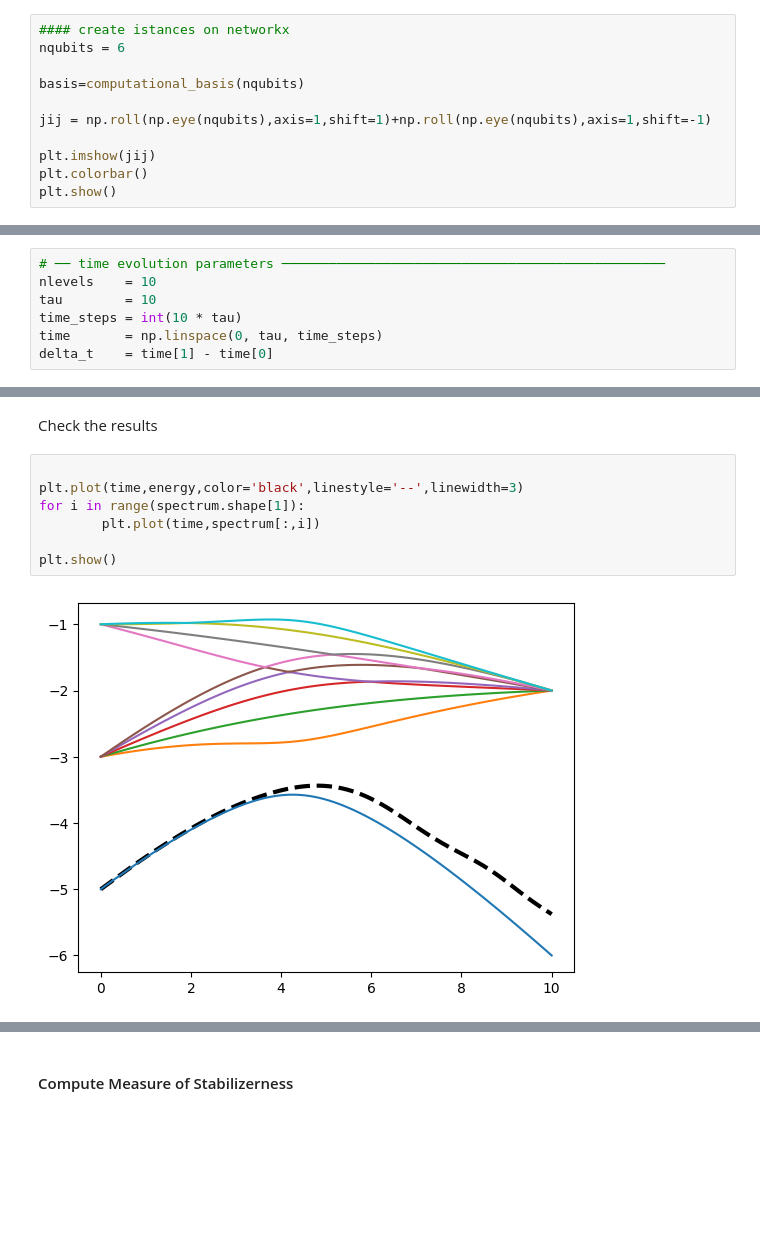
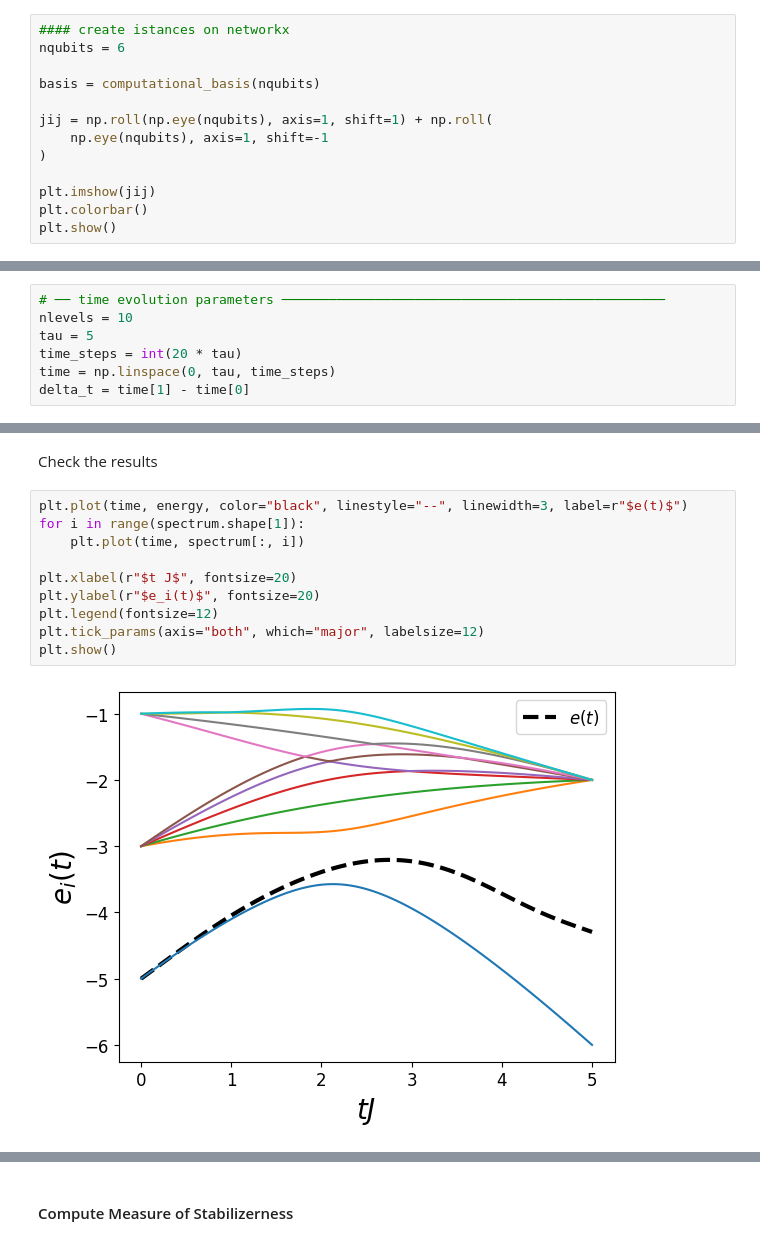
Before and after one commit to emacosta95/Magic4Annealing, a Jupyter notebook: Exploring1DIsing.ipynb, the cells around one changed output, grey strips where cells are left out. Saved outputs shown, nothing was run; the diff lists cells and outputs as text; blank space fills up the shorter version.

```diff
--- a/Exploring1DIsing.ipynb
+++ b/Exploring1DIsing.ipynb
@@ -18,9 +26,11 @@ from src.utils import Sector
 #### create istances on networkx
 nqubits = 6
 
-basis=computational_basis(nqubits)
+basis = computational_basis(nqubits)
 
-jij = np.roll(np.eye(nqubits),axis=1,shift=1)+np.roll(np.eye(nqubits),axis=1,shift=-1)
+jij = np.roll(np.eye(nqubits), axis=1, shift=1) + np.roll(
+    np.eye(nqubits), axis=1, shift=-1
+)
 
 plt.imshow(jij)
 plt.colorbar()
@@ -60,11 +75,11 @@ print(spectrum_target_hamiltonian_s[0],spectrum_target_hamiltonian_s[1],eigensta
 #### Time evolution
 # %%
 # ── time evolution parameters ─────────────────────────────────────────────────
-nlevels    = 10
-tau        = 10
-time_steps = int(10 * tau)
-time       = np.linspace(0, tau, time_steps)
-delta_t    = time[1] - time[0]
+nlevels = 10
+tau = 5
+time_steps = int(20 * tau)
+time = np.linspace(0, tau, time_steps)
+delta_t = time[1] - time[0]
 # %%
 from scipy.sparse.linalg import eigsh, expm_multiply
 
@@ -114,13 +138,16 @@ min_time_gap= time[np.argmin(spectrum[:,2]-spectrum[:,0])]
 # %% [markdown]
 Check the results
 # %%
+plt.plot(time, energy, color="black", linestyle="--", linewidth=3, label=r"$e(t)$")
+for i in range(spectrum.shape[1]):
+    plt.plot(time, spectrum[:, i])
 
-plt.plot(time,energy,color='black',linestyle='--',linewidth=3)
-for i in range(spectrum.shape[1]):
-        plt.plot(time,spectrum[:,i])
-
+plt.xlabel(r"$t J$", fontsize=20)
+plt.ylabel(r"$e_i(t)$", fontsize=20)
+plt.legend(fontsize=12)
+plt.tick_params(axis="both", which="major", labelsize=12)
 plt.show()
 # %% [output]
-[figure, old version]
+[figure, new version]
 # %%
 for i in range(nlevels):
```
Also changed, not shown: parts of 50 cells of this notebook, 10 other files.
